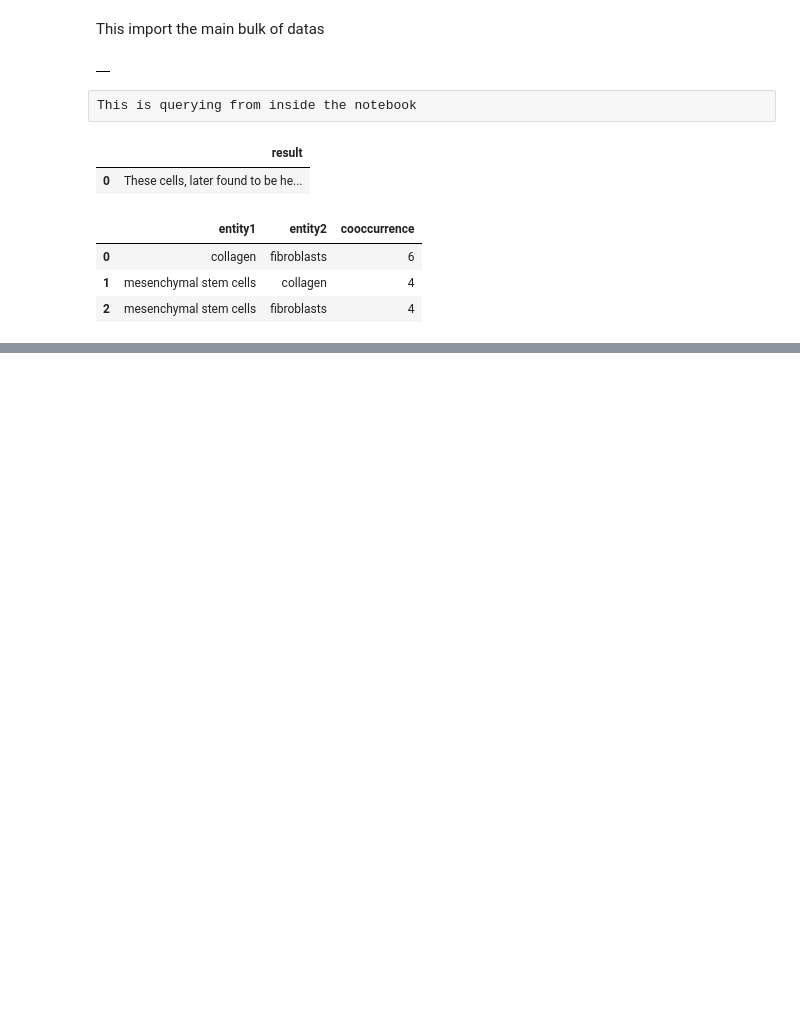
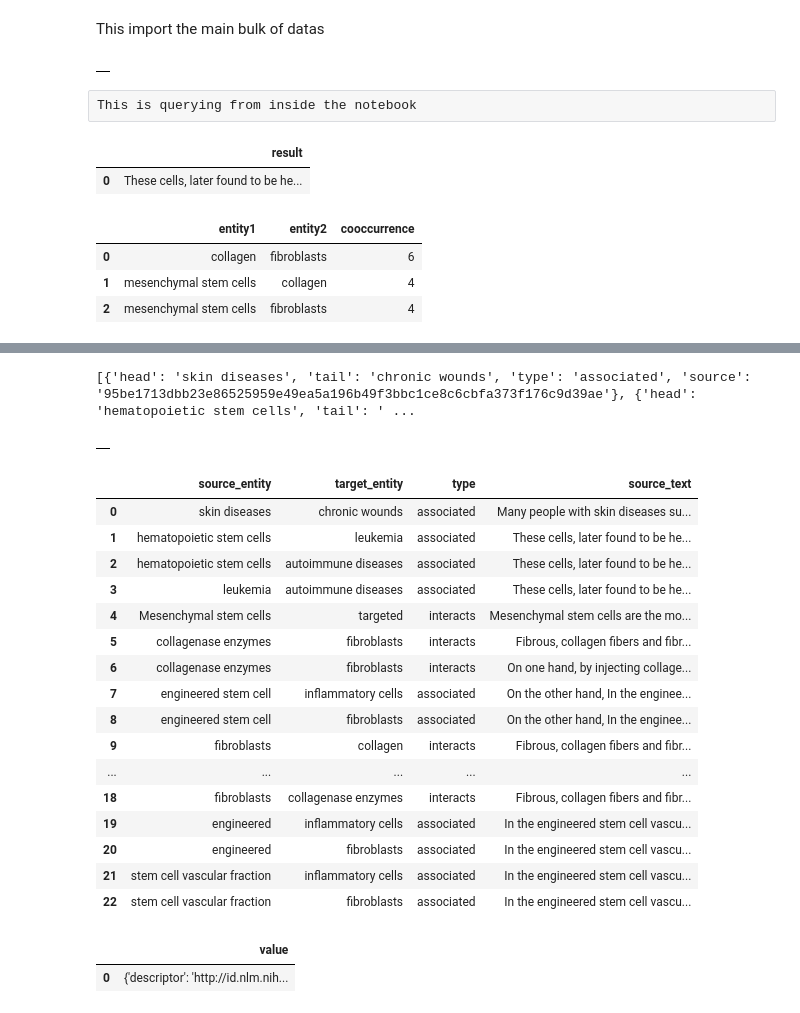
Before and after one commit to Briefgarde/ODSProjetNote, a Jupyter notebook: FirstGuidedAttempt.ipynb, the cells around one changed output, grey strips where cells are left out. Drawn from its saved outputs; the diff is of its cells as text; code cells hidden in the pictures; blank space fills up the shorter version.

```diff
--- a/FirstGuidedAttempt.ipynb
+++ b/FirstGuidedAttempt.ipynb
@@ -154,9 +160,9 @@ print(parsed_entities)
 # %% [raw]
 This is the variable used to connect to our Neo4J instance.
 # %%
-host = 'bolt://54.165.5.59:7687'
+host = 'bolt://52.91.239.25:7687'
 user = 'neo4j'
-password = 'door-sail-status'
+password = 'house-round-forearm'
 driver = GraphDatabase.driver(host,auth=(user, password))
 def neo4j_query(query, params=None):
     with driver.session() as session:
@@ -238,0 +276,55 @@ OSError: Can't load weights for 'fractalego/fewrel-zero shot'. Make sure that:
+# %%
+print(predicted_rels)
+# %% [output]
+[{'head': 'skin diseases', 'tail': 'chronic wounds', 'type': 'associated', 'source': '95be1713dbb23e86525959e49ea5a196b49f3bbc1ce8c6cbfa373f176c9d39ae'}, {'head': 'hematopoietic stem cells', 'tail': ' ...
+# %%
+neo4j_query("""
+UNWIND $data as row
+MATCH (source:Entity {id: row.head})
+MATCH (target:Entity {id: row.tail})
+MATCH (text:Sentence {id: row.source})
+MERGE (source)-[:REL]->(r:Relation {type: row.type})-[:REL]-
+>(target)
+MERGE (text)-[:MENTIONS]->(r)
+""", {'data': predicted_rels})
+# %% [output]
+|  |
+# %%
+neo4j_query("""
+MATCH (s:Entity)-[:REL]->(r:Relation)-[:REL]->(t:Entity), (r)<-
+[:MENTIONS]-(st:Sentence)
+RETURN s.name as source_entity, t.name as target_entity, r.type as
+type, st.text as source_text
+""")
+# %% [output]
+|  | source_entity | target_entity | type | source_text |
+| 0 | skin diseases | chronic wounds | associated | Many people with skin diseases su... |
+| 1 | hematopoietic stem cells | leukemia | associated | These cells, later found to be he... |
+| 2 | hematopoietic stem cells | autoimmune diseases | associated | These cells, later found to be he... |
+| 3 | leukemia | autoimmune diseases | associated | These cells, later found to be he... |
+| 4 | Mesenchymal stem cells | targeted | interacts | Mesenchymal stem cells are the mo... |
+| 5 | collagenase enzymes | fibroblasts | interacts | Fibrous, collagen fibers and fibr... |
+| 6 | collagenase enzymes | fibroblasts | interacts | On one hand, by injecting collage... |
+| 7 | engineered stem cell | inflammatory cells | associated | On the other hand, In the enginee... |
+| 8 | engineered stem cell | fibroblasts | associated | On the other hand, In the enginee... |
+| 9 | fibroblasts | collagen | interacts | Fibrous, collagen fibers and fibr... |
+| ... | ... | ... | ... | ... |
+| 18 | fibroblasts | collagenase enzymes | interacts | Fibrous, collagen fibers and fibr... |
+| 19 | engineered | inflammatory cells | associated | In the engineered stem cell vascu... |
+| 20 | engineered | fibroblasts | associated | In the engineered stem cell vascu... |
+| 21 | stem cell vascular fraction | inflammatory cells | associated | In the engineered stem cell vascu... |
+| 22 | stem cell vascular fraction | fibroblasts | associated | In the engineered stem cell vascu... |
+# %%
+neo4j_query("""
+MATCH (e:Entity)
+WHERE e.name = "Epidermolysis bullosa"
+WITH e,
+ [id in e.other_ids WHERE id contains "mesh" |
+split(id,":")[1]][0] as meshId
+CALL
+apoc.load.json("https://id.nlm.nih.gov/mesh/lookup/details?descriptor=" + meshId) YIELD value
+RETURN value
+""")
+# %% [output]
+|  | value |
+| 0 | {'descriptor': 'http://id.nlm.nih... |
```
Also changed, not shown: parts of 9 cells of this notebook, 1 other file.
